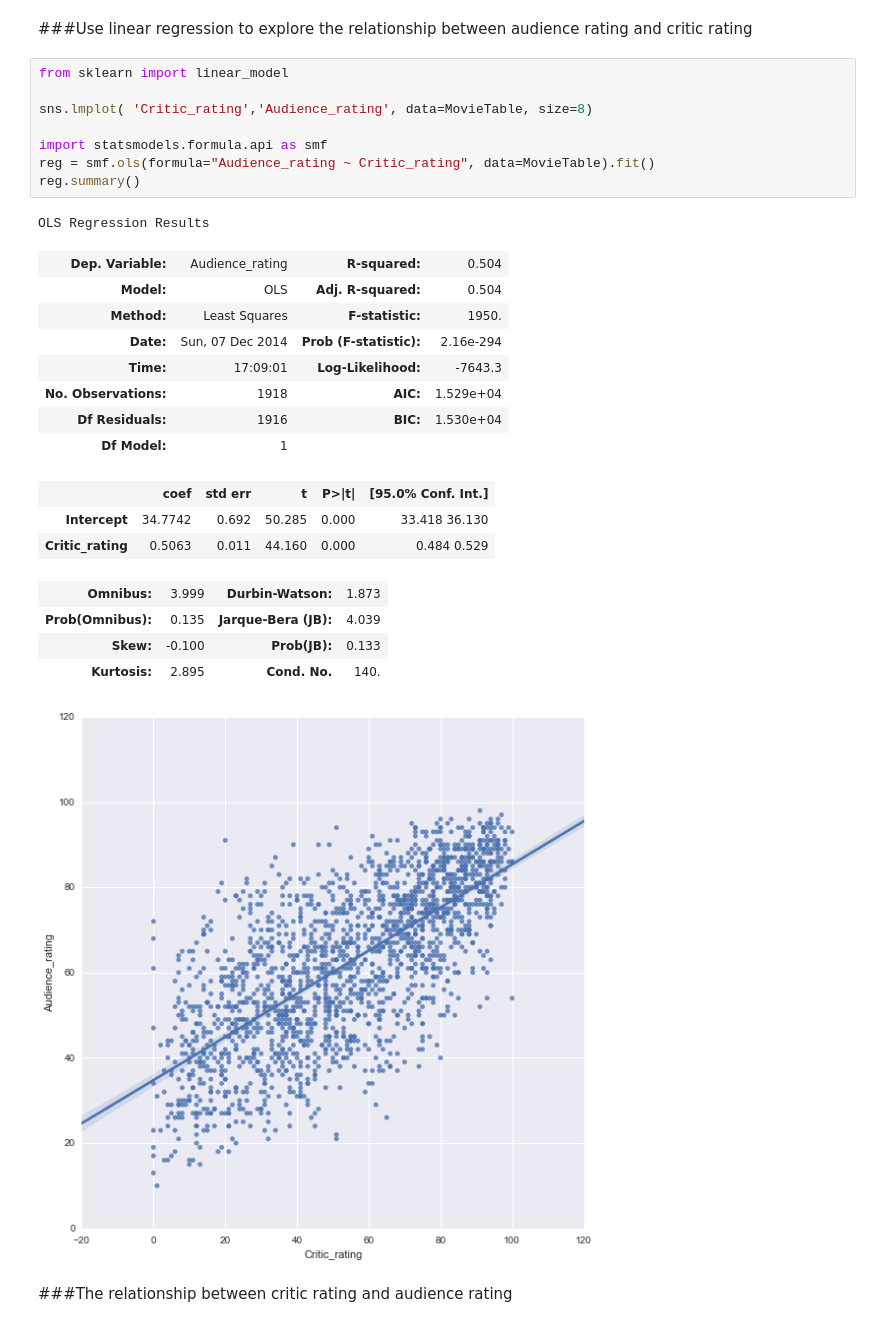
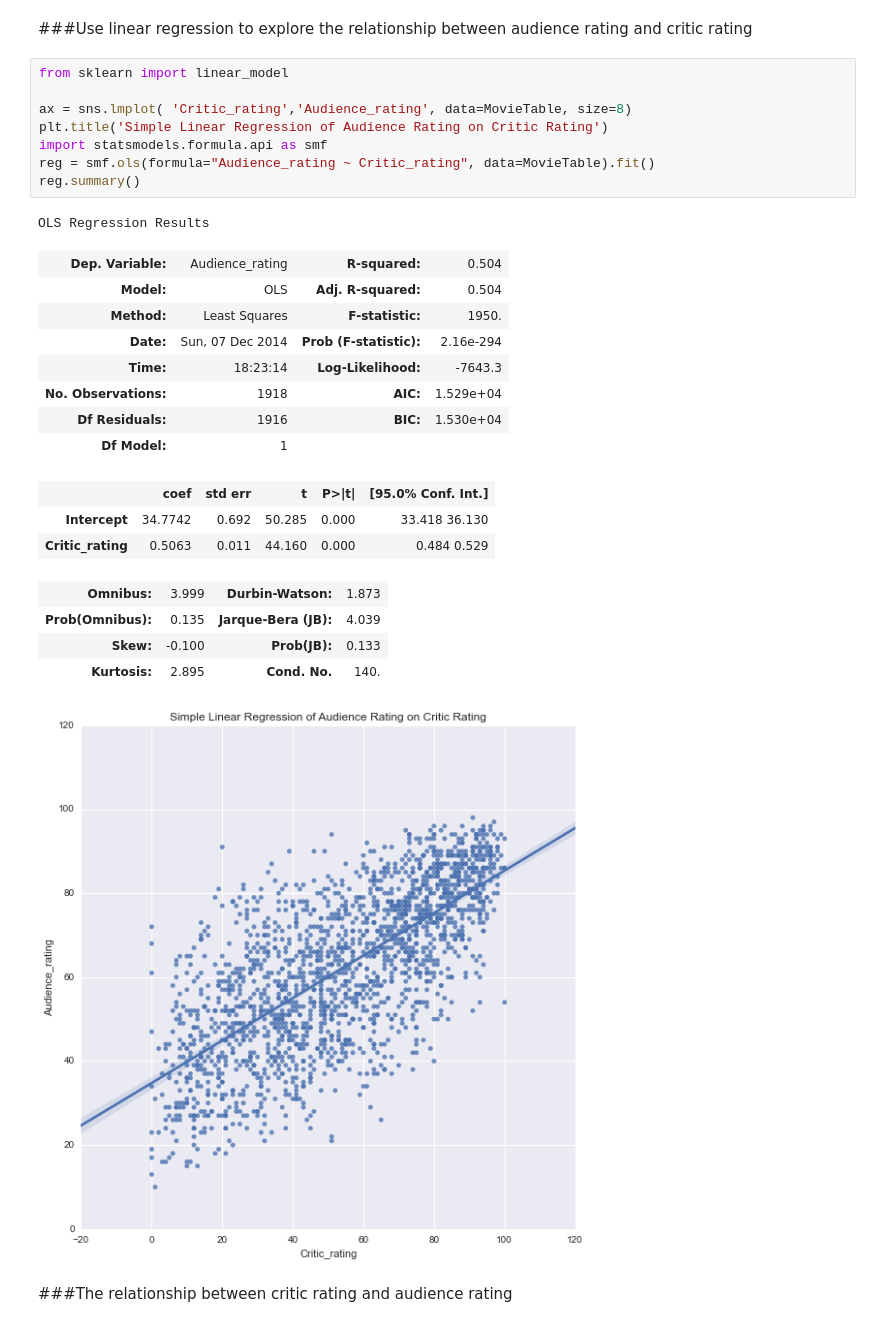
Before and after one commit to lantian2012/DataScience, a Jupyter notebook: Critics_Customer_Rating_Analysis.ipynb, the cells around one changed output. Drawn from its saved outputs; the diff is of its cells as text.

```diff
--- a/Critics_Customer_Rating_Analysis.ipynb
+++ b/Critics_Customer_Rating_Analysis.ipynb
@@ -28,29 +28,29 @@ MovieTable.head()
 # %%
 from sklearn import linear_model
 
-sns.lmplot( 'Critic_rating','Audience_rating', data=MovieTable, size=8)
-
+ax = sns.lmplot( 'Critic_rating','Audience_rating', data=MovieTable, size=8)
+plt.title('Simple Linear Regression of Audience Rating on Critic Rating')
 import statsmodels.formula.api as smf
 reg = smf.ols(formula="Audience_rating ~ Critic_rating", data=MovieTable).fit()
 reg.summary()
 # %% [output]
 OLS Regression Results
 | Dep. Variable: | Audience_rating | R-squared: | 0.504 |
 | Model: | OLS | Adj. R-squared: | 0.504 |
 | Method: | Least Squares | F-statistic: | 1950. |
 | Date: | Sun, 07 Dec 2014 | Prob (F-statistic): | 2.16e-294 |
-| Time: | 17:09:01 | Log-Likelihood: | -7643.3 |
+| Time: | 18:23:14 | Log-Likelihood: | -7643.3 |
 | No. Observations: | 1918 | AIC: | 1.529e+04 |
 | Df Residuals: | 1916 | BIC: | 1.530e+04 |
 | Df Model: | 1 |  |  |
 |  | coef | std err | t | P>|t| | [95.0% Conf. Int.] |
 | Intercept | 34.7742 | 0.692 | 50.285 | 0.000 | 33.418 36.130 |
 | Critic_rating | 0.5063 | 0.011 | 44.160 | 0.000 | 0.484 0.529 |
 | Omnibus: | 3.999 | Durbin-Watson: | 1.873 |
 | Prob(Omnibus): | 0.135 | Jarque-Bera (JB): | 4.039 |
 | Skew: | -0.100 | Prob(JB): | 0.133 |
 | Kurtosis: | 2.895 | Cond. No. | 140. |
-[figure, old version]
+[figure, new version]
 # %% [markdown]
 ###The relationship between critic rating and audience rating
 # %%
```
Also changed, not shown: parts of 1 cell of this notebook, 1 other file.
